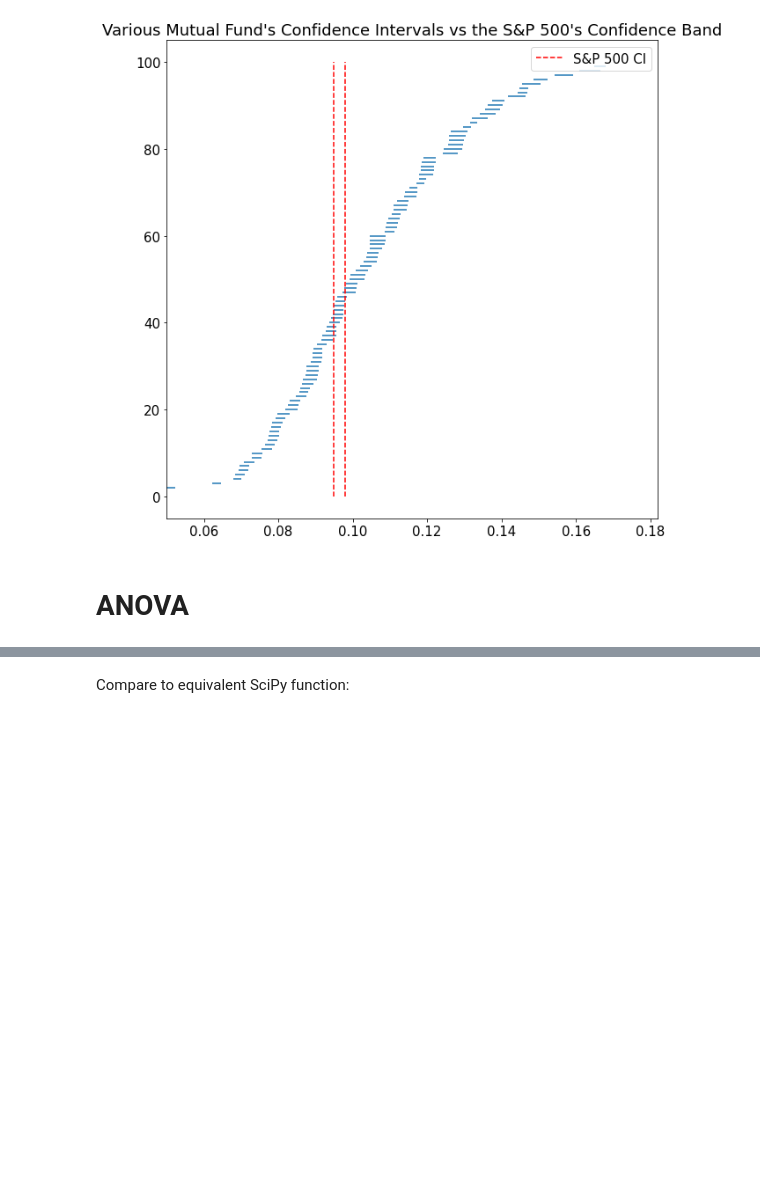
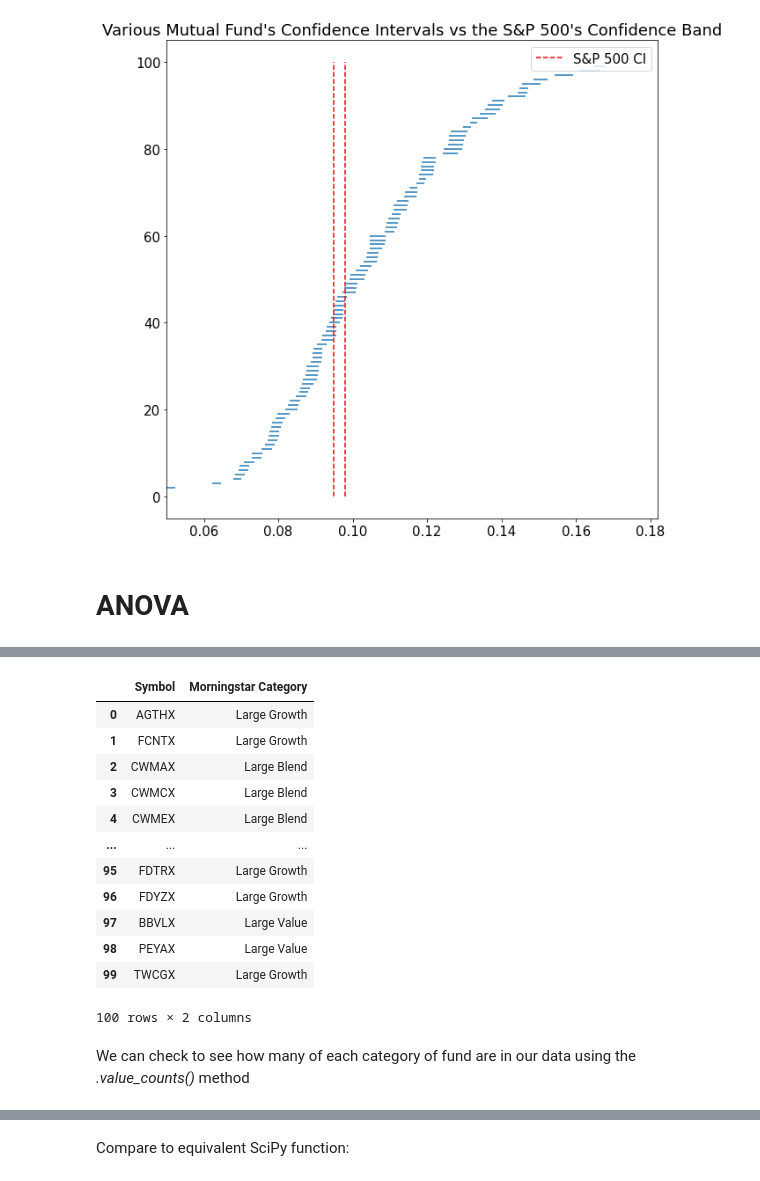
Before and after one commit to zacharyejohnson/Academics, a Jupyter notebook: LPFSAE/LSPFSAE Chapter 4 - Hypothesis Testing - 8-15-2022.ipynb, the cells around one changed output, grey strips where cells are left out. Drawn from its saved outputs; the diff is of its cells as text; code cells hidden in the pictures; blank space fills up the shorter version.

```diff
--- a/LPFSAE/LSPFSAE Chapter 4 - Hypothesis Testing - 8-15-2022.ipynb
+++ b/LPFSAE/LSPFSAE Chapter 4 - Hypothesis Testing - 8-15-2022.ipynb
@@ -779,0 +740,18 @@ First, the counting statistics are needed:
+# %%
+mutual_fund_data[["Symbol", "Morningstar Category"]]
+# %% [output]
+|  | Symbol | Morningstar Category |
+| 0 | AGTHX | Large Growth |
+| 1 | FCNTX | Large Growth |
+| 2 | CWMAX | Large Blend |
+| 3 | CWMCX | Large Blend |
+| 4 | CWMEX | Large Blend |
+| ... | ... | ... |
+| 95 | FDTRX | Large Growth |
+| 96 | FDYZX | Large Growth |
+| 97 | BBVLX | Large Value |
+| 98 | PEYAX | Large Value |
+| 99 | TWCGX | Large Growth |
+100 rows × 2 columns
+# %% [markdown]
+We can check to see how many of each category of fund are in our data using the _.value_counts()_ method
```
Also changed, not shown: parts of 74 cells of this notebook, 2 other files.
